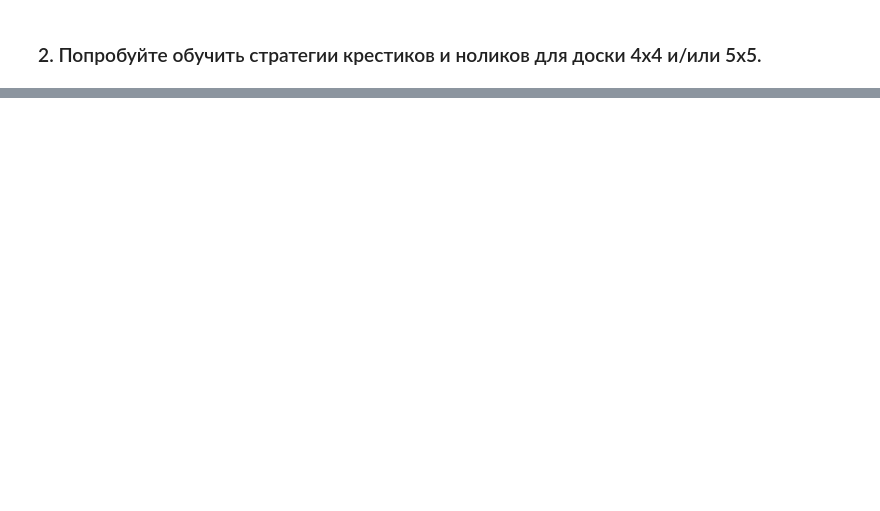
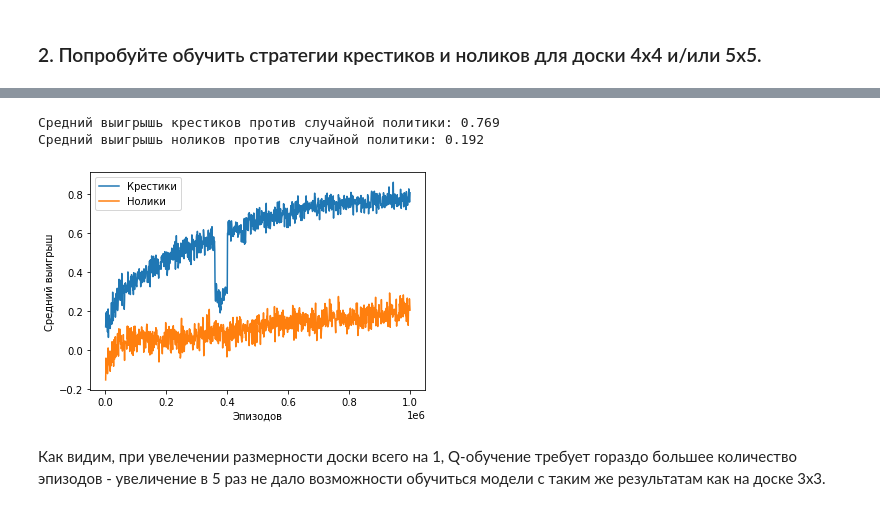
Before and after one commit to robertspb/3-dl-hw-2, a Jupyter notebook: DL_RL_HW2.ipynb, the cells around one changed output, grey strips where cells are left out. Saved outputs shown, nothing was run; the diff lists cells and outputs as text; code cells hidden in the pictures; blank space fills up the shorter version.

```diff
--- a/DL_RL_HW2.ipynb
+++ b/DL_RL_HW2.ipynb
@@ -187,2 +341,12 @@ def plot_test_game(env, pi1, pi2, random_crosses=False, random_naughts=True, ver
 # %% [markdown]
 ### 2. Попробуйте обучить стратегии крестиков и ноликов для доски 4х4 и/или 5х5.
+# %%
+p_1 = Policy()
+p_2 = Policy()
+env = TicTacToe(4, 4, 4)
+
+episodes = 1000000
+test_each = 1000
+print_each = 100000
+
+results_2 = run_experiment(env, p_1, p_2, episodes, test_each, print_each)
@@ -188,0 +364,10 @@ def plot_test_game(env, pi1, pi2, random_crosses=False, random_naughts=True, ver
+# %%
+plot_results(results_2)
+print(f'Средний выигрышь крестиков против случайной политики: {np.round(np.mean(results_2[1][-100:-1]), 3)}')
+print(f'Средний выигрышь ноликов против случайной политики: {np.round(np.mean(results_2[2][-100:-1]), 3)}')
+# %% [output]
+Средний выигрышь крестиков против случайной политики: 0.769
+Средний выигрышь ноликов против случайной политики: 0.192
+[figure, added]
+# %% [markdown]
+Как видим, при увелечении размерности доски всего на 1, Q-обучение требует гораздо большее количество эпизодов - увеличение в 5 раз не дало возможности обучиться модели с таким же результатам как на доске 3х3.
```
Also changed, not shown: parts of 16 cells of this notebook.
